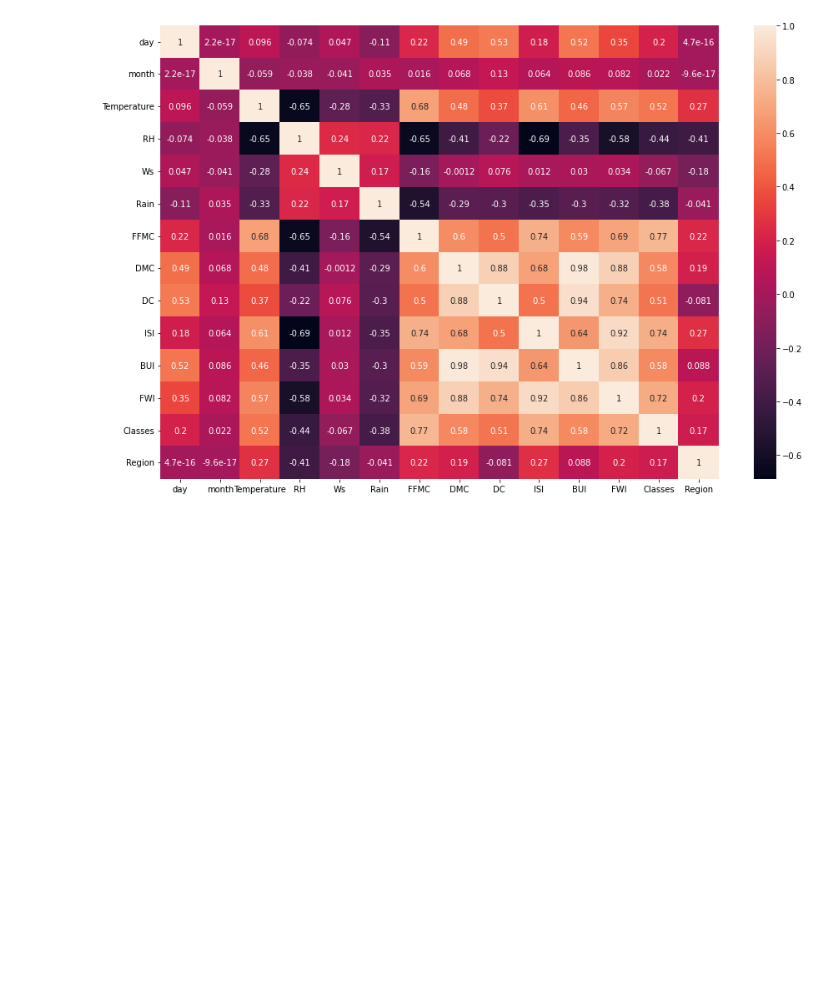
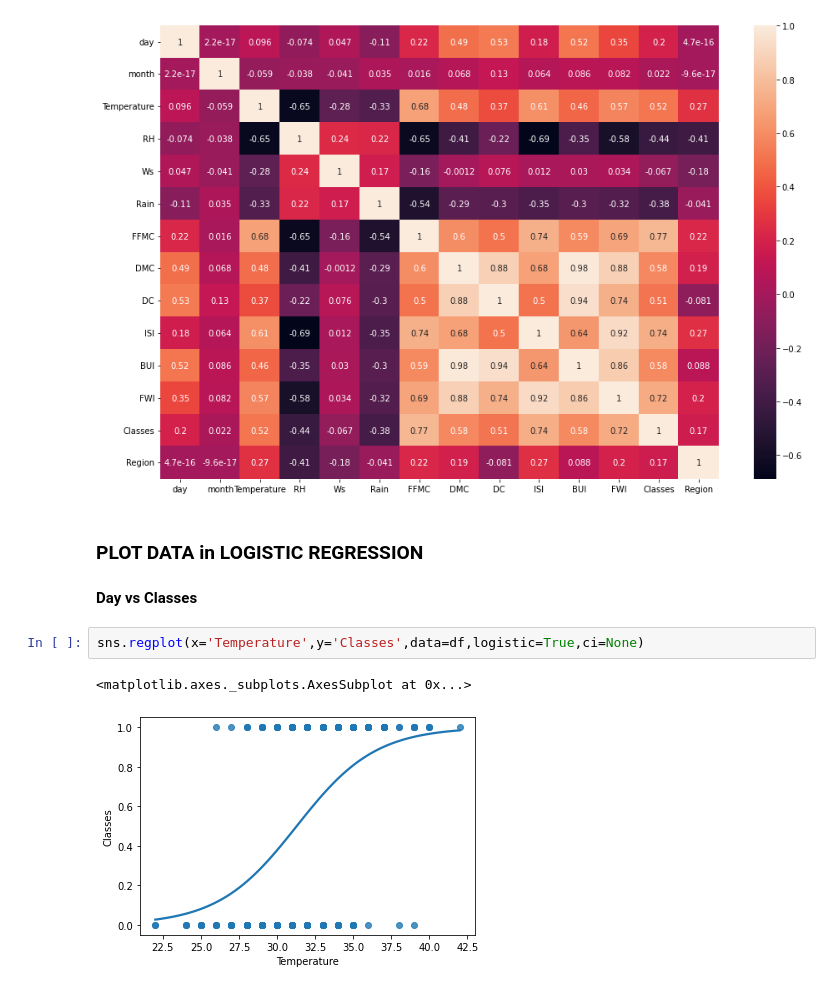
Before and after one commit to sha-shank469/Logistic-Regression-Implementation-on-Forest-Fire-Dataset, a Jupyter notebook: Logistic_Regression_Practicle_implementation_on_Forest_Fire_Dataset.ipynb, the cells around one changed output. Cells and saved outputs as stored; diff of their text form; blank space fills up the shorter version.

```diff
--- a/Logistic_Regression_Practicle_implementation_on_Forest_Fire_Dataset.ipynb
+++ b/Logistic_Regression_Practicle_implementation_on_Forest_Fire_Dataset.ipynb
@@ -516,3 +516,12 @@ sns.heatmap(df.corr(),annot=True)
 # %% [output]
 <matplotlib.axes._subplots.AxesSubplot at 0x...>
 [figure]
+# %% [markdown]
+### **PLOT DATA in LOGISTIC REGRESSION**
+# %% [markdown]
+**Day** **vs** **Classes**
+# %%
+sns.regplot(x='Temperature',y='Classes',data=df,logistic=True,ci=None)
+# %% [output]
+<matplotlib.axes._subplots.AxesSubplot at 0x...>
+[figure, added]
```
Also changed, not shown: parts of 22 cells of this notebook.
